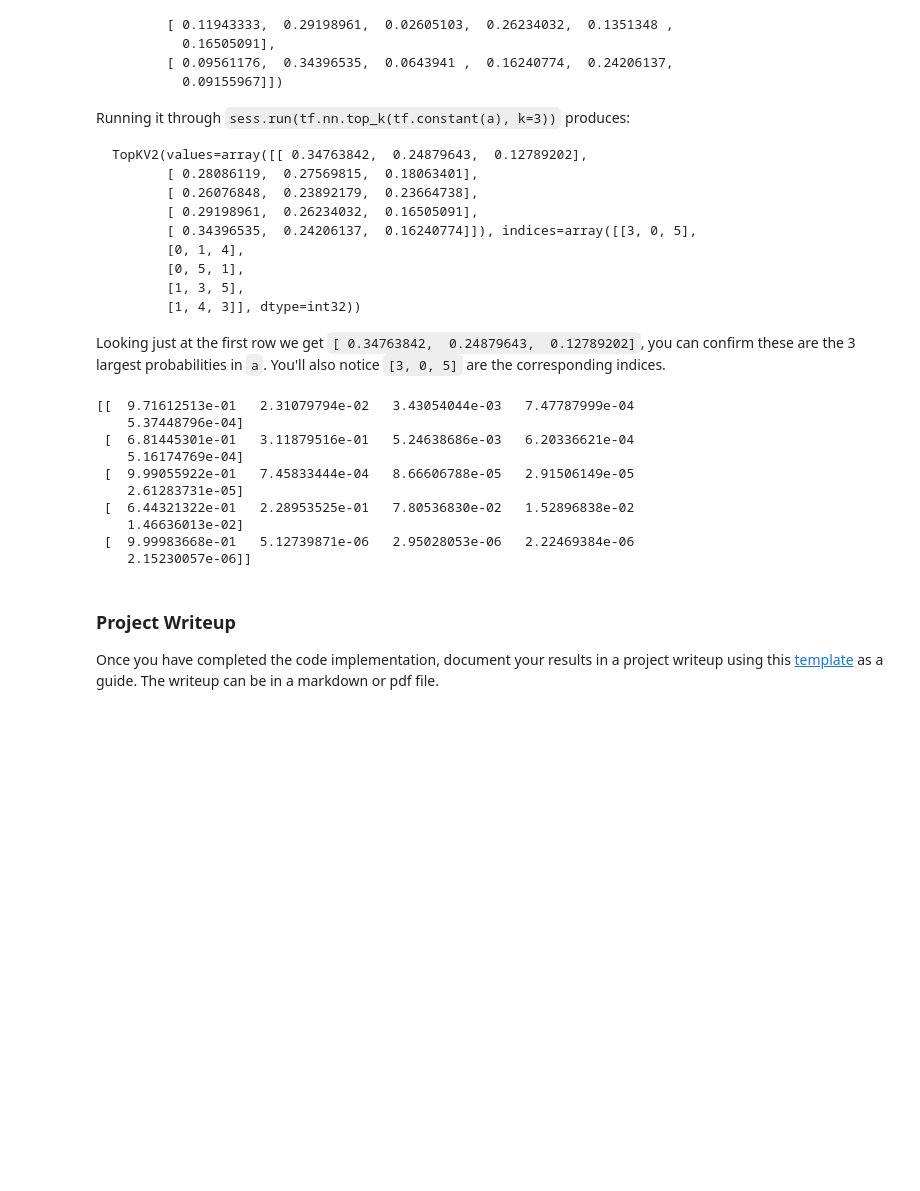
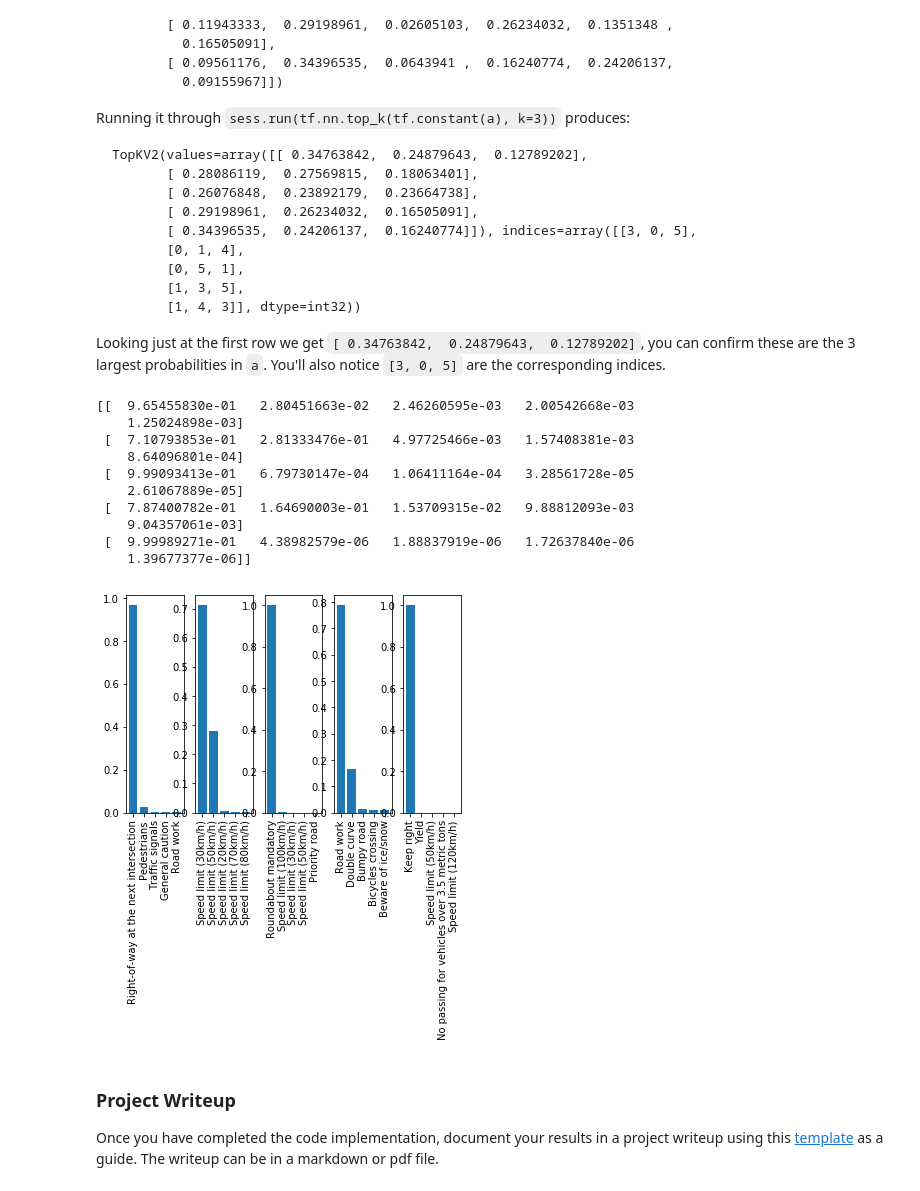
Before and after one commit to egginsect/sdcn, a Jupyter notebook: traffic_sign_classifier/Traffic_Sign_Classifier.ipynb, the cells around one changed output. Drawn from its saved outputs; the diff is of its cells as text; code cells hidden in the pictures; blank space fills up the shorter version.

Commit message:
modification to get top5 prob

```diff
--- a/traffic_sign_classifier/Traffic_Sign_Classifier.ipynb
+++ b/traffic_sign_classifier/Traffic_Sign_Classifier.ipynb
@@ -270,4 +271,4 @@ def preprocess(img):
         img = cv2.cvtColor(img, cv2.COLOR_BGR2GRAY)[...,None]
     return (img-128)/128
 testimg_batch = list(map(preprocess,test_imgs))
-predictions, top5prob = lenet.predict({'images':testimg_batch, 'isTrain':False})
+predictions = lenet.predict({'images':testimg_batch, 'isTrain':False})
@@ -318,18 +322,23 @@ Looking just at the first row we get `[ 0.34763842,  0.24879643,  0.12789202]`,
 # %%
 ### Print out the top five softmax probabilities for the predictions on the German traffic sign images found on the web.
 ### Feel free to use as many code cells as needed.
-print(top5prob)
+print(predictions['top5'])
+for i in range(5):
+    fig = plt.subplot(1, 5, i+1)
+    plt.bar(range(5), predictions['top5'][i,...], align='center')
+    plt.xticks(range(5), [label_dict[label] for label in predictions['top5_idx'][i,...]], rotation='vertical')
 # %% [output]
-[[  9.71612513e-01   2.31079794e-02   3.43054044e-03   7.47787999e-04
-    5.37448796e-04]
- [  6.81445301e-01   3.11879516e-01   5.24638686e-03   6.20336621e-04
-    5.16174769e-04]
- [  9.99055922e-01   7.45833444e-04   8.66606788e-05   2.91506149e-05
-    2.61283731e-05]
- [  6.44321322e-01   2.28953525e-01   7.80536830e-02   1.52896838e-02
-    1.46636013e-02]
- [  9.99983668e-01   5.12739871e-06   2.95028053e-06   2.22469384e-06
-    2.15230057e-06]]
+[[  9.65455830e-01   2.80451663e-02   2.46260595e-03   2.00542668e-03
+    1.25024898e-03]
+ [  7.10793853e-01   2.81333476e-01   4.97725466e-03   1.57408381e-03
+    8.64096801e-04]
+ [  9.99093413e-01   6.79730147e-04   1.06411164e-04   3.28561728e-05
+    2.61067889e-05]
+ [  7.87400782e-01   1.64690003e-01   1.53709315e-02   9.88812093e-03
+    9.04357061e-03]
+ [  9.99989271e-01   4.38982579e-06   1.88837919e-06   1.72637840e-06
+    1.39677377e-06]]
+[figure, added]
 # %% [markdown]
 ### Project Writeup
 
```
Also changed, not shown: parts of 3 cells of this notebook, 1 other file.
